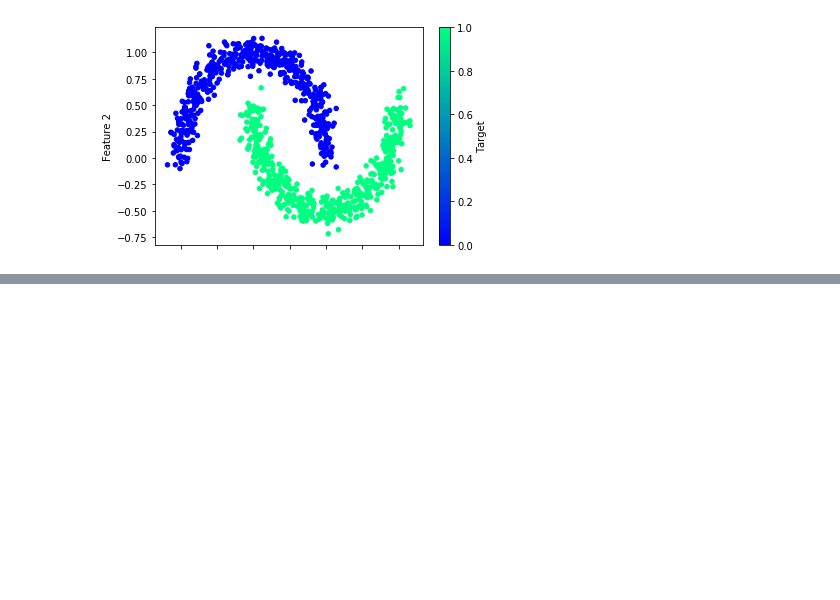
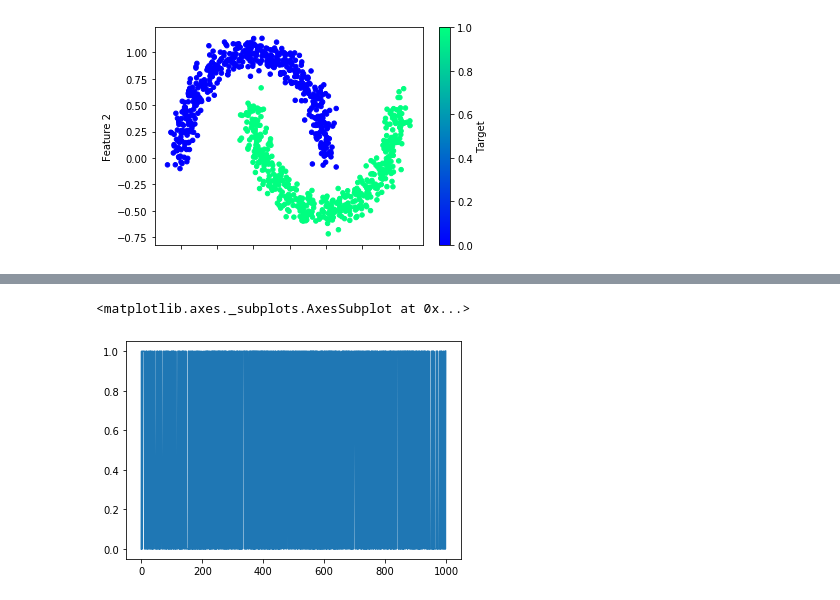
Before and after one commit to ArchanaRohilla/neural_networks, a Jupyter notebook: neural_network_practice.ipynb, the cells around one changed output, grey strips where cells are left out. Cells and saved outputs as stored; diff of their text form; code cells hidden in the pictures; blank space fills up the shorter version.

```diff
--- a/neural_network_practice.ipynb
+++ b/neural_network_practice.ipynb
@@ -226,0 +239,6 @@ Epoch 100/100
+# %%
+s = pd.Series(df_moons["Target"])
+s.plot.line()
+# %% [output]
+<matplotlib.axes._subplots.AxesSubplot at 0x...>
+[figure, added]
```
Also changed, not shown: parts of 13 cells of this notebook.
